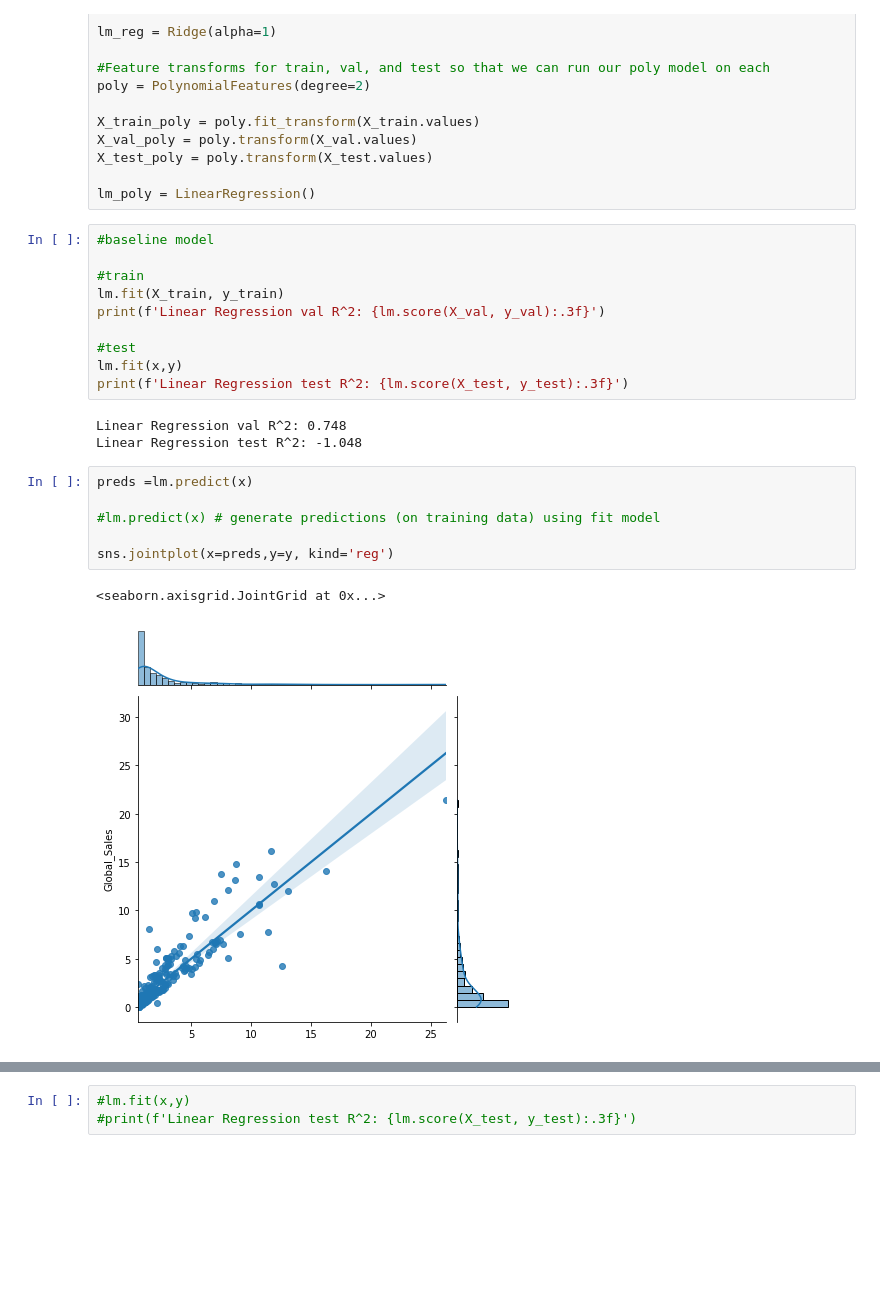
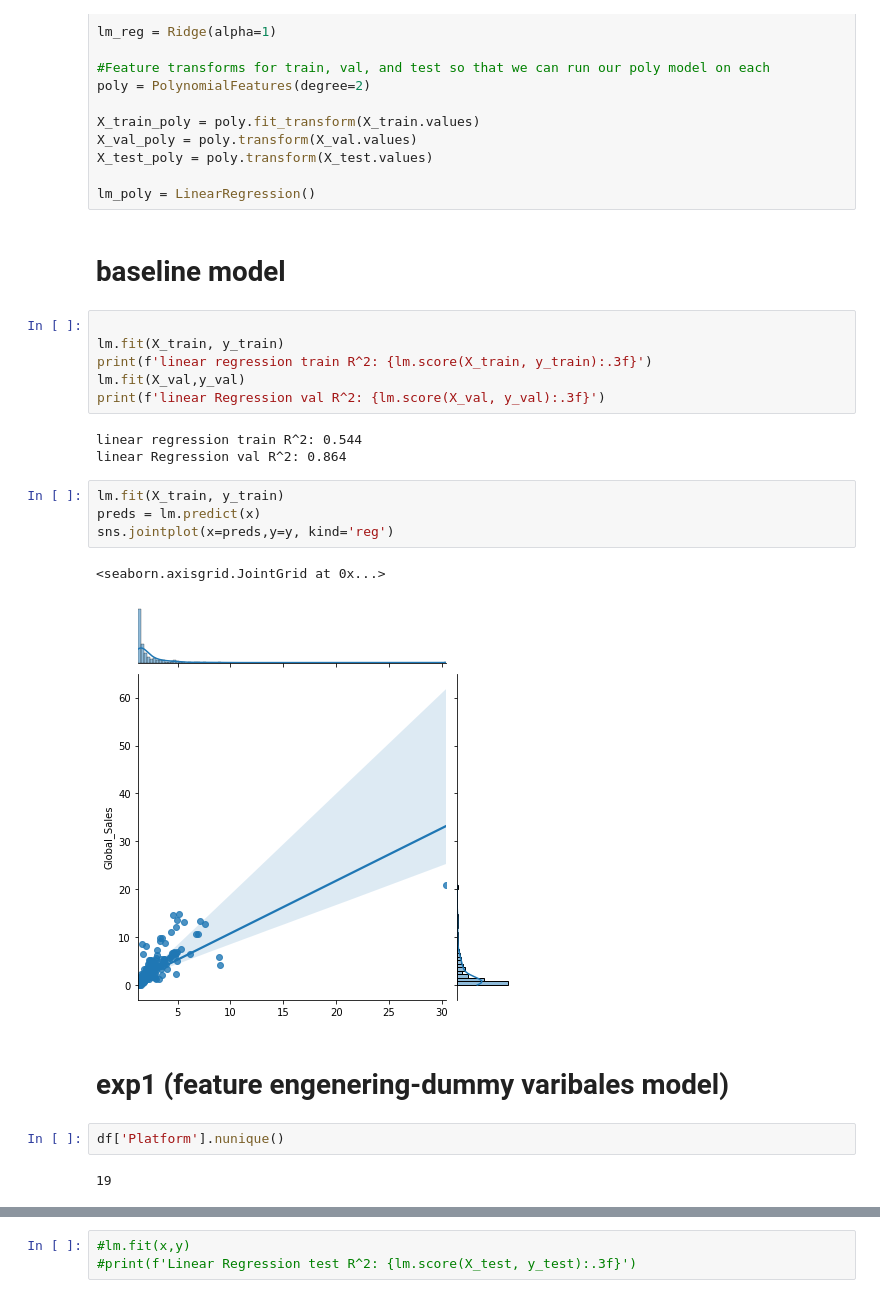
Before and after one commit to RazanAlzahrani1/VideoGames_Regression, a Jupyter notebook: linearRegression.ipynb, the cells around one changed output, grey strips where cells are left out. Drawn from its saved outputs; the diff is of its cells as text; blank space fills up the shorter version.

```diff
--- a/linearRegression.ipynb
+++ b/linearRegression.ipynb
@@ -147,25 +164,27 @@ X_val_poly = poly.transform(X_val.values)
 X_test_poly = poly.transform(X_test.values)
 
 lm_poly = LinearRegression()
+# %% [markdown]
+# baseline model
 # %%
-#baseline model
 
-#train
 lm.fit(X_train, y_train)
-print(f'Linear Regression val R^2: {lm.score(X_val, y_val):.3f}')
-
-#test
-lm.fit(x,y)
-print(f'Linear Regression test R^2: {lm.score(X_test, y_test):.3f}')
+print(f'linear regression train R^2: {lm.score(X_train, y_train):.3f}')
+lm.fit(X_val,y_val)
+print(f'linear Regression val R^2: {lm.score(X_val, y_val):.3f}')
 # %% [output]
-Linear Regression val R^2: 0.748
-Linear Regression test R^2: -1.048
+linear regression train R^2: 0.544
+linear Regression val R^2: 0.864
 # %%
-preds =lm.predict(x)
-
-#lm.predict(x) # generate predictions (on training data) using fit model
-
+lm.fit(X_train, y_train)
+preds = lm.predict(x)
 sns.jointplot(x=preds,y=y, kind='reg')
 # %% [output]
 <seaborn.axisgrid.JointGrid at 0x...>
-[figure, old version]
+[figure, new version]
+# %% [markdown]
+# exp1 (feature engenering-dummy varibales model)
+# %%
+df['Platform'].nunique()
+# %% [output]
+19
```
Also changed, not shown: parts of 44 cells of this notebook.
